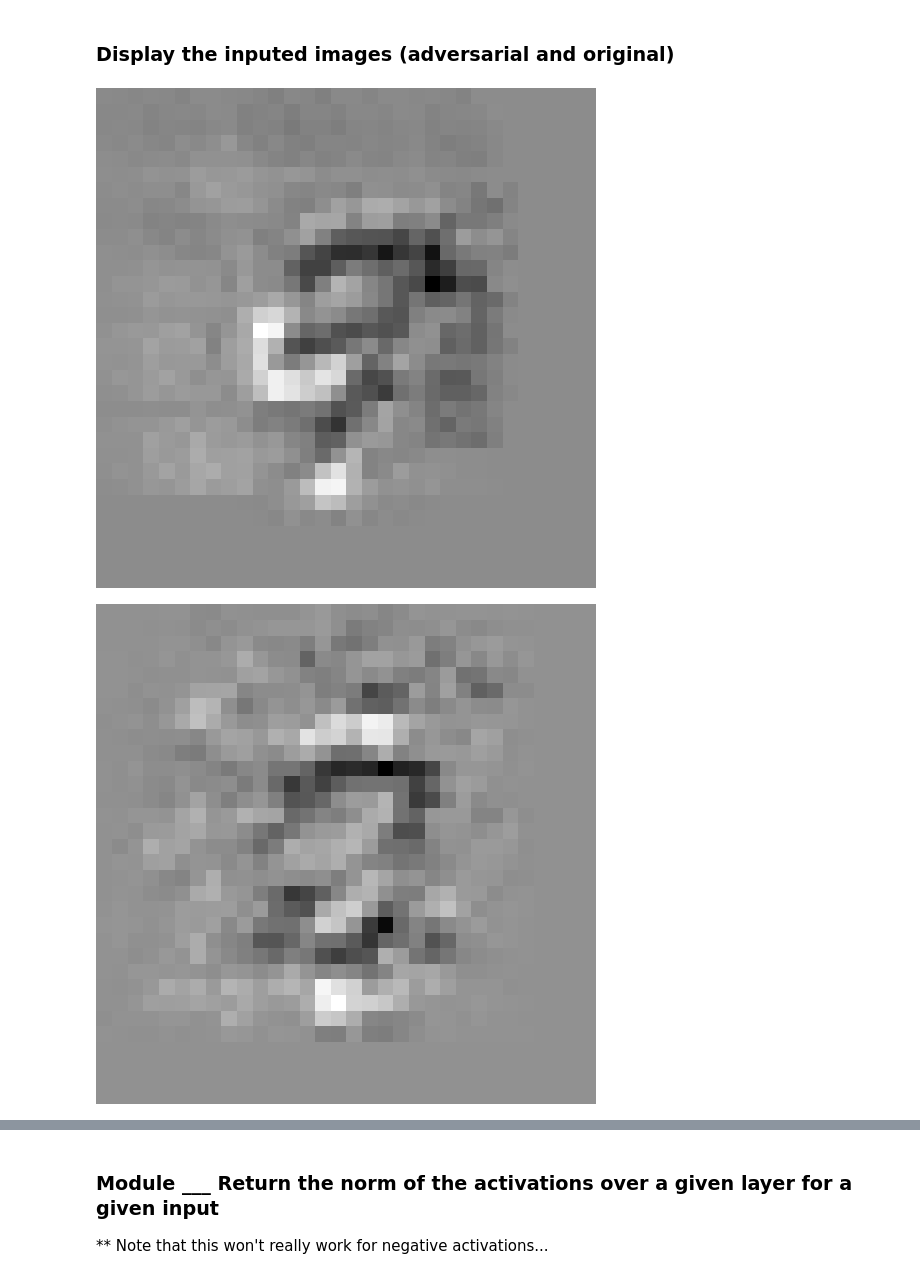
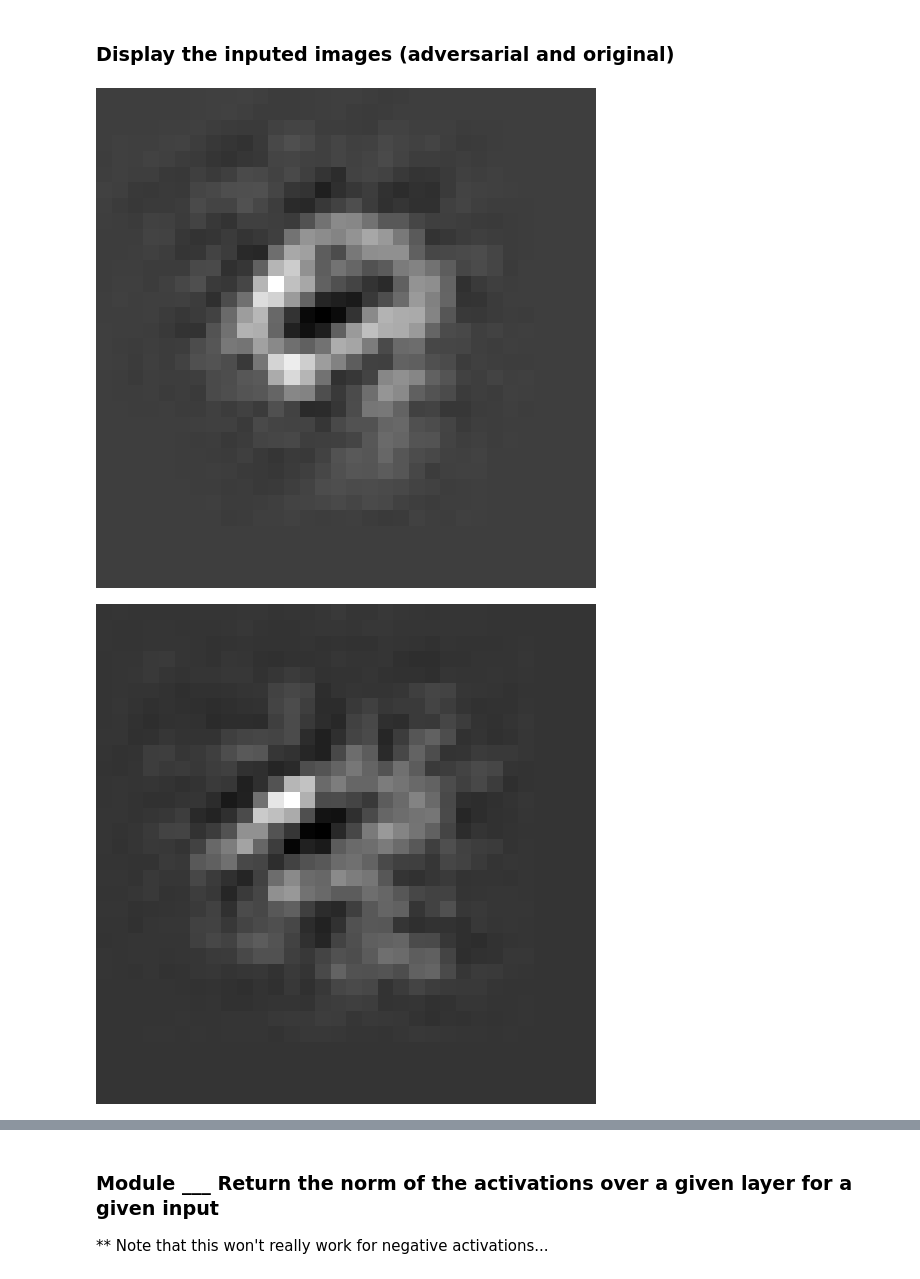
Before and after one commit to hinthornw/junior-iw, a Jupyter notebook: transform_notebook.ipynb, the cells around one changed output, grey strips where cells are left out. Drawn from its saved outputs; the diff is of its cells as text; code cells hidden in the pictures.

```diff
--- a/transform_notebook.ipynb
+++ b/transform_notebook.ipynb
@@ -90,6 +90,12 @@ function filterFiles(files, target)
     return filtered
 end
 
+function normalizeImage(img)
+    local imgD = img:double()
+    local meanImg = imgD:mean()
+    local imStd = imgD:std()
+    return imgD:add(-meanImg):div(imStd)
+end
 
 function getImages(files)
     local path = 'images/mnist/gen/'
@@ -106,13 +112,13 @@ function getImages(files)
 --         end
         local size = image.getSize(fname)
         if string.find(name, 'adversarial') then
-            adversarial[i] = image.load(fname, size[1],'byte')
+            adversarial[i] = normalizeImage(image.load(fname, size[1],'byte'))
             i = i + 1
         elseif string.find(name, 'distortion') then
-            distortion[j] = image.load(fname, size[1],'byte')
+            distortion[j] = normalizeImage(image.load(fname, size[1],'byte'))
             j = j + 1
         elseif string.find(name, 'original') then
-            original[k] = image.load(fname, size[1],'byte')
+            original[k] = normalizeImage(image.load(fname, size[1],'byte'))
             k = k + 1
         else
             print("Error reading image filename.")
@@ -527,19 +509,20 @@ end
 --    displayImage(distort[i], 100)
 -- end
 # %%
+local net = testNet
 local sum = mapOverImages(net, 6, orig, false, false)
 local sum2 = mapOverImages(net, 6, adv, false, false)
 local sum3 = mapOverImages(net, 10, distort, false, false)
 -- print(torch.max(sum))
 -- print(torch.min(sum))
 -- print(torch.max(sum2))
 -- print(torch.min(sum2))
 sum = sum / torch.max(torch.abs(sum))
 sum = sum + torch.min(sum)
 sum2 = sum2 / torch.max(torch.abs(sum2))
 sum2 = sum2 + torch.min(sum2)
 displayImage(sum2 - sum, 500)
 -- print(sum)
 # %% [output]
-[figure, old version]
+[figure, new version]
-[figure, old version]
+[figure, new version]
```
Also changed, not shown: parts of 14 cells of this notebook.
